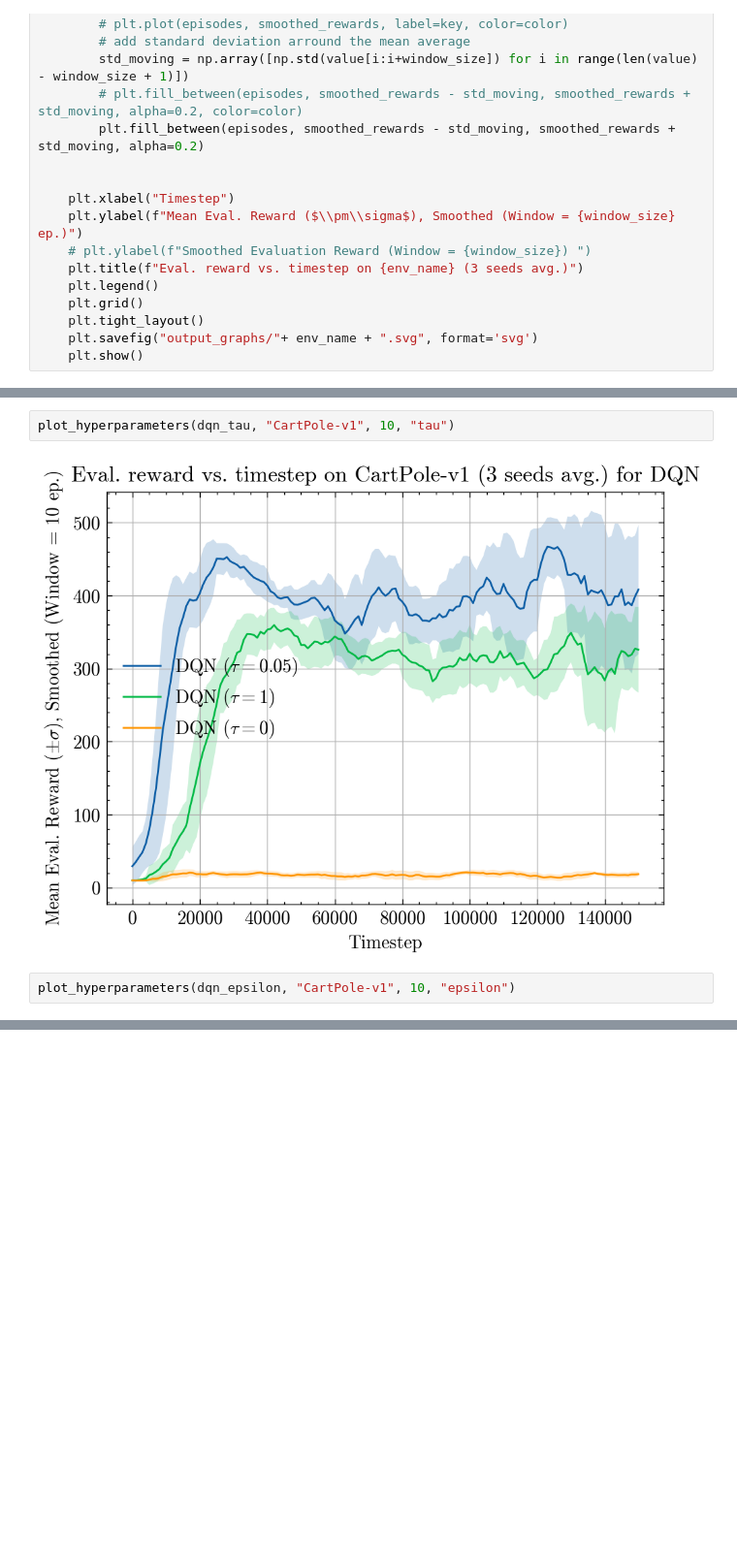
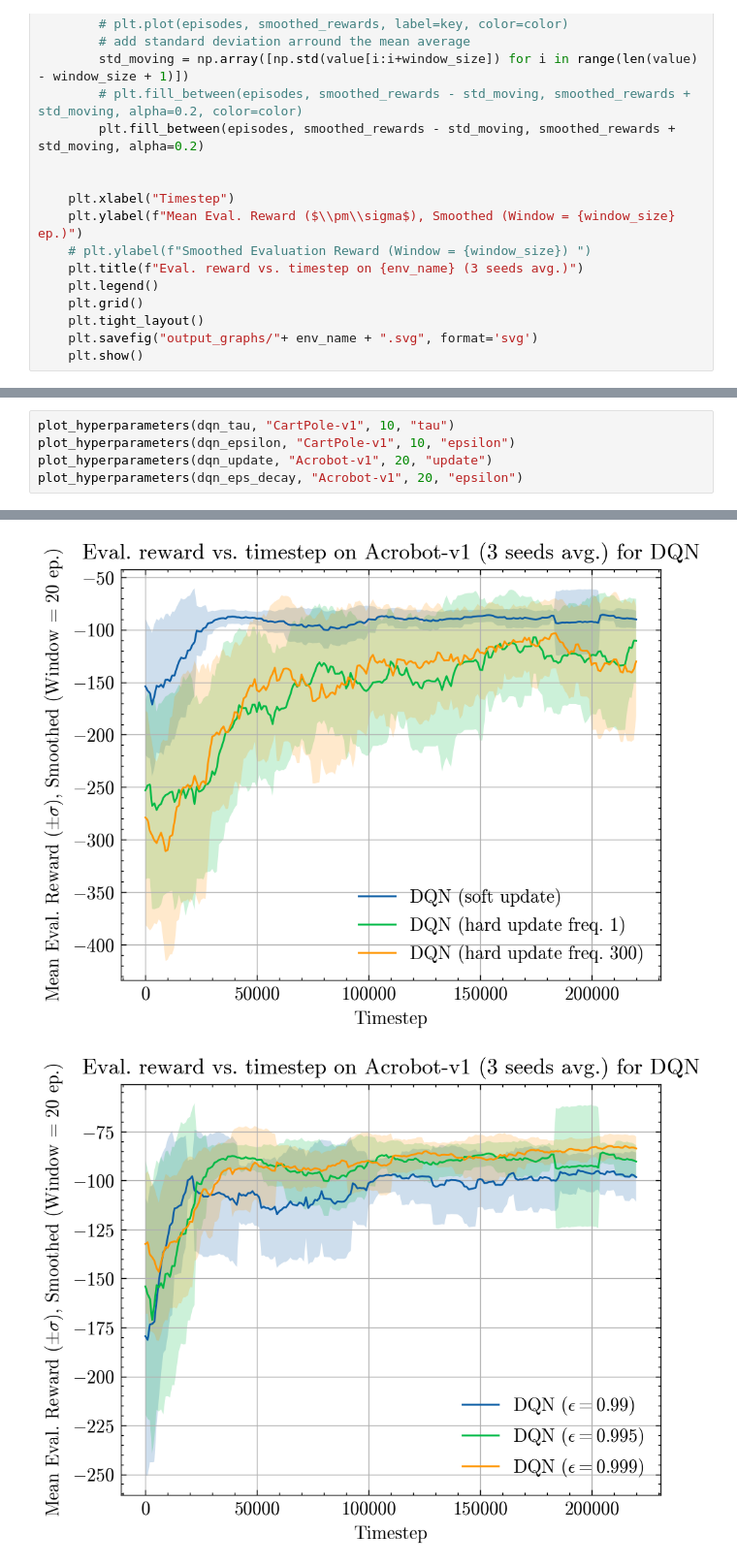
Before and after one commit to surkovv/RL_Project, a Jupyter notebook: plots.ipynb, the cells around one changed output, grey strips where cells are left out. Shown at 97% size. Saved outputs shown, nothing was run; the diff lists cells and outputs as text; blank space fills up the shorter version.

Commit message:
add new plots dqn ppo

```diff
--- a/plots.ipynb
+++ b/plots.ipynb
@@ -338,7 +326,6 @@ plot(continuous, "Pendulum-v1", 5)
-# %%
-plot_hyperparameters(dqn_tau, "CartPole-v1", 10, "tau")
-# %% [output]
-[figure, removed]
 # %%
+plot_hyperparameters(dqn_tau, "CartPole-v1", 10, "tau")
 plot_hyperparameters(dqn_epsilon, "CartPole-v1", 10, "epsilon")
+plot_hyperparameters(dqn_update, "Acrobot-v1", 20, "update")
+plot_hyperparameters(dqn_eps_decay, "Acrobot-v1", 20, "epsilon")
 # %% [output]
@@ -345,0 +334,2 @@ plot_hyperparameters(dqn_epsilon, "CartPole-v1", 10, "epsilon")
+[figure, added]
+[figure, added]
```
Also changed, not shown: parts of 14 cells of this notebook, 19 other files.
